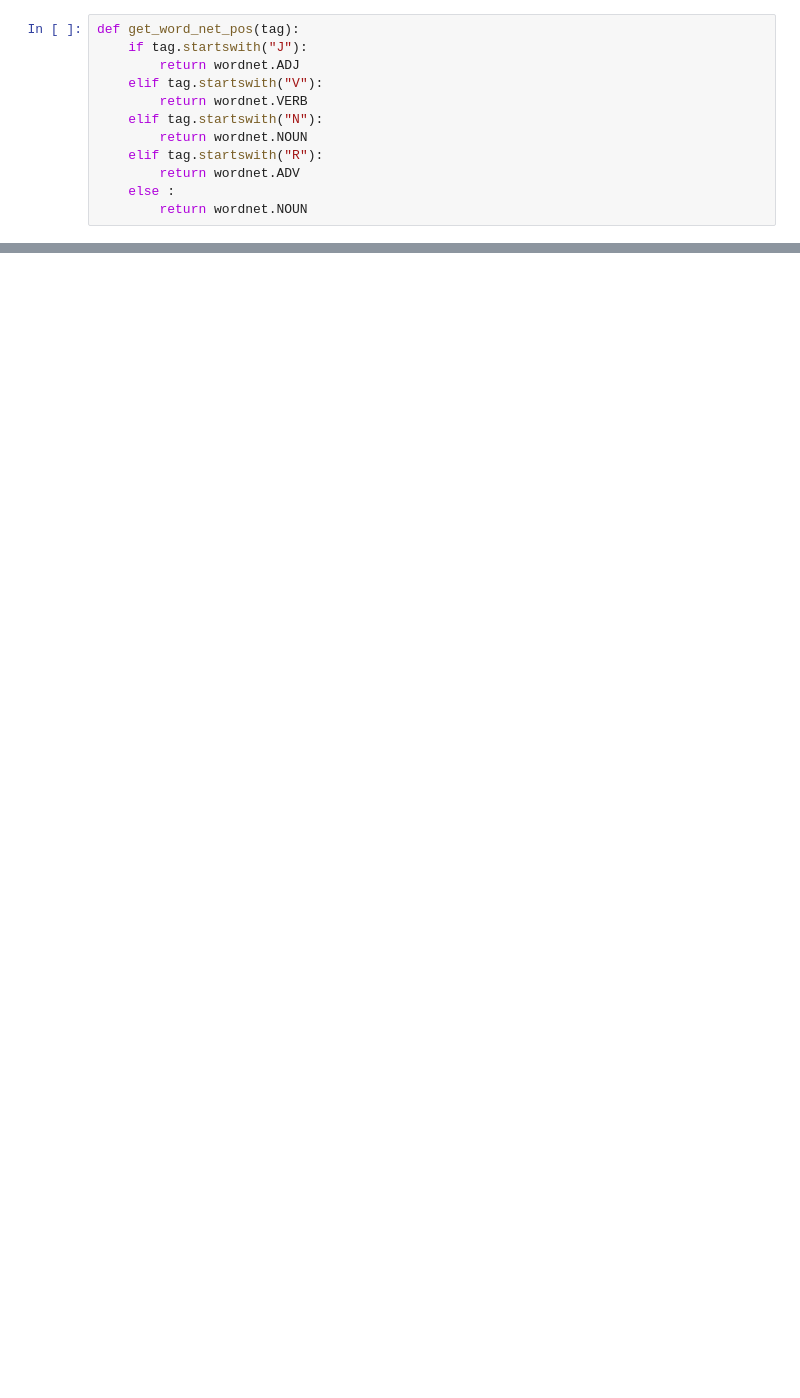
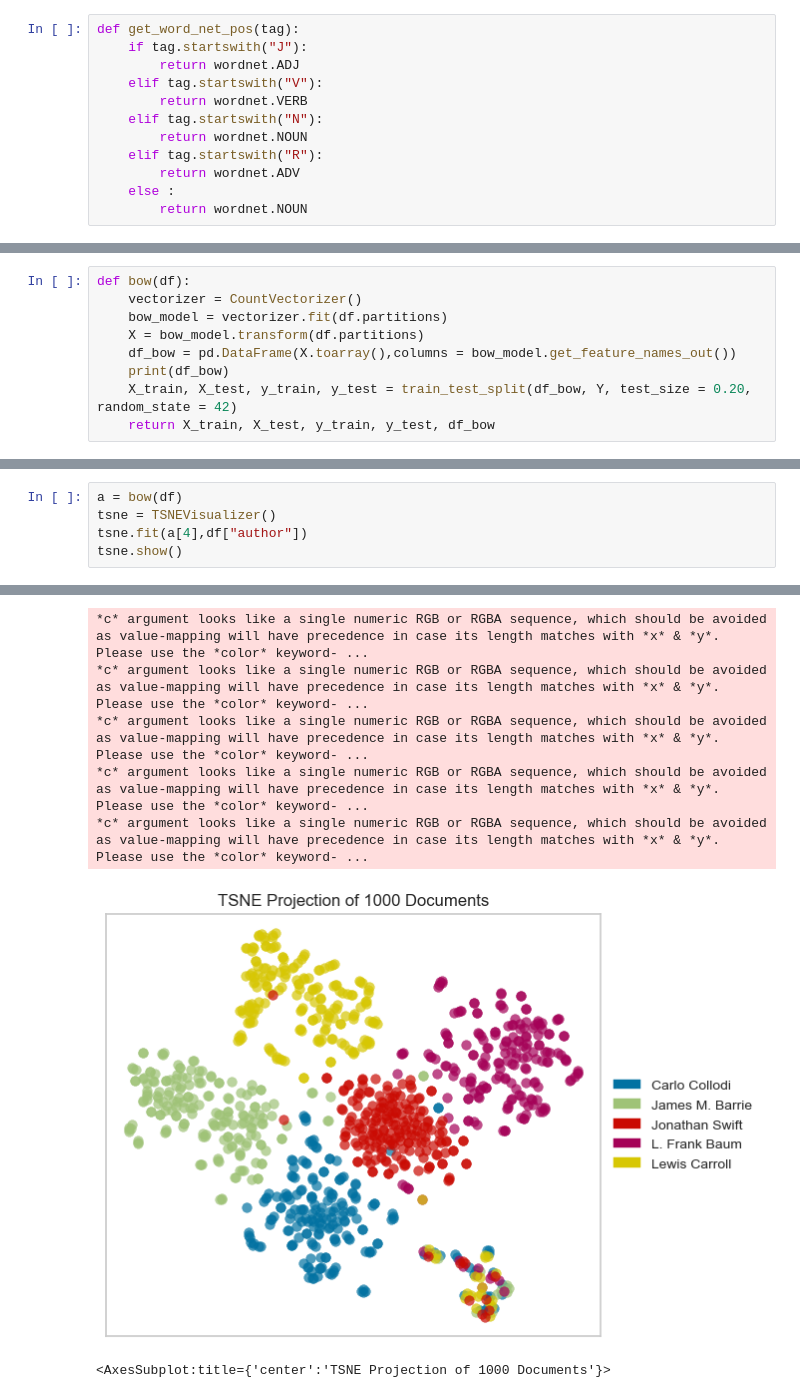
Before and after one commit to ahmedbadawy11/NLP_Assignments, a Jupyter notebook: NLP_Assignment_3.ipynb, the cells around one changed output, grey strips where cells are left out. Drawn from its saved outputs; the diff is of its cells as text; blank space fills up the shorter version.

```diff
--- a/NLP_Assignment_3.ipynb
+++ b/NLP_Assignment_3.ipynb
@@ -258,0 +179,9 @@ def books_df(book) :
+# %%
+def bow(df):
+    vectorizer = CountVectorizer()
+    bow_model = vectorizer.fit(df.partitions)
+    X = bow_model.transform(df.partitions)
+    df_bow = pd.DataFrame(X.toarray(),columns = bow_model.get_feature_names_out())
+    print(df_bow)
+    X_train, X_test, y_train, y_test = train_test_split(df_bow, Y, test_size = 0.20, random_state = 42)
+    return X_train, X_test, y_train, y_test, df_bow
@@ -258,0 +204,6 @@ def books_df(book) :
+# %%
+a = bow(df)
+tsne = TSNEVisualizer()
+tsne.fit(a[4],df["author"])
+tsne.show()
+# %% [output]
@@ -258,0 +227,7 @@ def books_df(book) :
+*c* argument looks like a single numeric RGB or RGBA sequence, which should be avoided as value-mapping will have precedence in case its length matches with *x* & *y*.  Please use the *color* keyword- ...
+*c* argument looks like a single numeric RGB or RGBA sequence, which should be avoided as value-mapping will have precedence in case its length matches with *x* & *y*.  Please use the *color* keyword- ...
+*c* argument looks like a single numeric RGB or RGBA sequence, which should be avoided as value-mapping will have precedence in case its length matches with *x* & *y*.  Please use the *color* keyword- ...
+*c* argument looks like a single numeric RGB or RGBA sequence, which should be avoided as value-mapping will have precedence in case its length matches with *x* & *y*.  Please use the *color* keyword- ...
+*c* argument looks like a single numeric RGB or RGBA sequence, which should be avoided as value-mapping will have precedence in case its length matches with *x* & *y*.  Please use the *color* keyword- ...
+[figure, added]
+<AxesSubplot:title={'center':'TSNE Projection of 1000 Documents'}>
```
Also changed, not shown: parts of 55 cells of this notebook.
